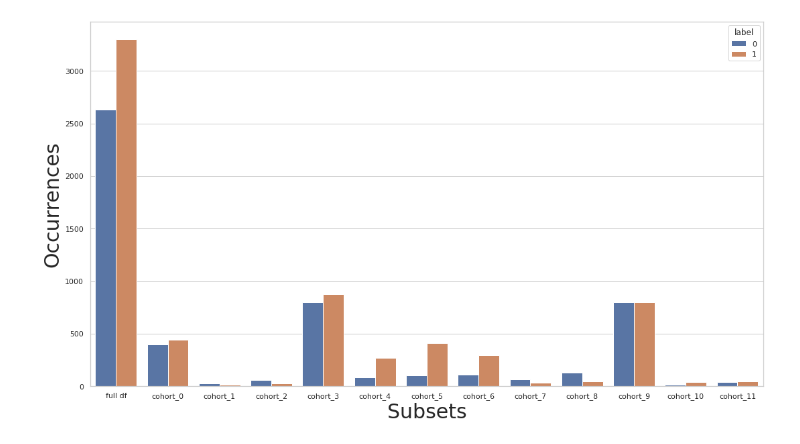
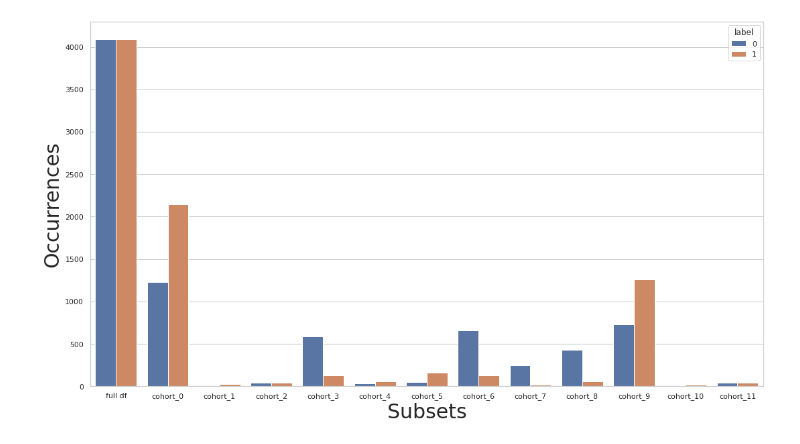
Before and after one commit to microsoft/responsible-ai-toolbox-mitigations, a Jupyter notebook: notebooks/cohort/case_study/case_1.ipynb, the cells around one changed output. Drawn from its saved outputs; the diff is of its cells as text; code cells hidden in the pictures.

```diff
--- a/notebooks/cohort/case_study/case_1.ipynb
+++ b/notebooks/cohort/case_study/case_1.ipynb
@@ -93,5 +115,5 @@ def create_df_multiple_distributions(samples: list):
 # %%
-df = create_df_multiple_distributions(8000)
+df = create_df_multiple_distributions(10000)
 df
 # %% [output]
 |  | investment | sector | country | bankrupt |
@@ -310,13 +377,13 @@ plot_value_counts_cohort(y_train, subsets, normalize=False)
 # %%
+rebalance = dp.Rebalance(verbose=False)
+new_X_train, new_y_train = rebalance.fit_resample(X_train, y_train)
 
-rebalance_cohort = CohortManager(
-    transform_pipe=[[], [], [], [], [], [], [], [], [], dp.Rebalance(verbose=False), [], []],
+cohort_set = CohortManager(
     cohort_col=["sector", "country"]
 )
-new_X_train, new_y_train = rebalance_cohort.fit_resample(X_train, y_train)
-
-subsets = rebalance_cohort.get_subsets(new_X_train,new_y_train, apply_transform=False)
+cohort_set.fit(X=X_train, y=y_train)
+subsets = cohort_set.get_subsets(new_X_train,new_y_train, apply_transform=False)
 
 plot_value_counts_cohort(new_y_train, subsets, normalize=False)
 # %% [output]
-[figure, old version]
+[figure, new version]
```
Also changed, not shown: parts of 46 cells of this notebook, 4 other files.
